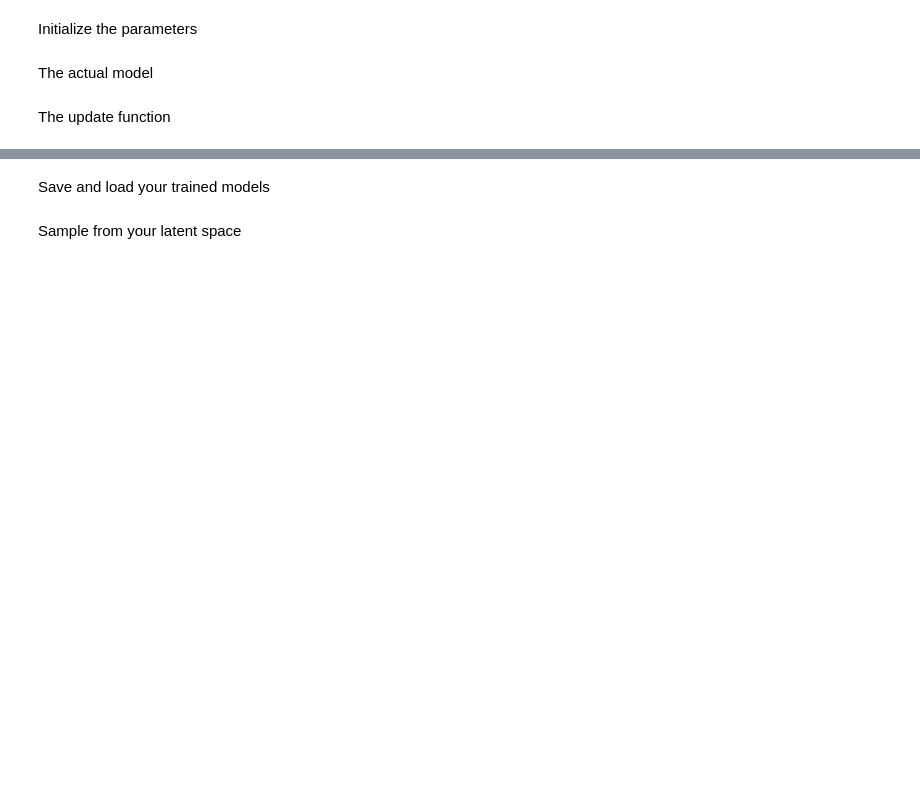
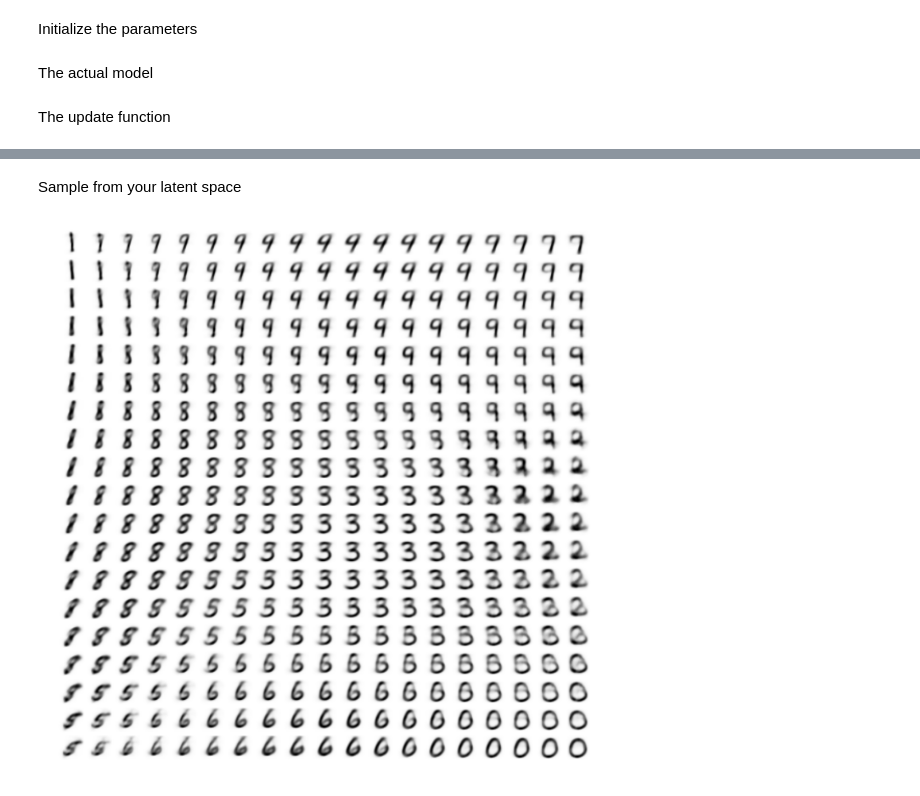
Before and after one commit to ASpeiser/Janelia_VAE_tut, a Jupyter notebook: VAE_script_nb.ipynb, the cells around one changed output, grey strips where cells are left out. Cells and saved outputs as stored; diff of their text form; code cells hidden in the pictures; blank space fills up the shorter version.

```diff
--- a/VAE_script_nb.ipynb
+++ b/VAE_script_nb.ipynb
@@ -27,0 +39,5 @@ Define the parameters and load the MNIST dataset
+# %%
+train_set_x = train_set_x.reshape([train_set_x.shape[0],784])
+valid_set_x = valid_set_x.reshape([valid_set_x.shape[0],784])
+print(train_set_x.shape)
+print(valid_set_x.shape)
@@ -32,9 +53,4 @@ dimZ   = 2    # Dimensionality of your latent space (chose 2 if you want to visu
 b_size = 100  # Batch Size
 epochs = 1300 # Training epochs (number of iterations thorugh the whole dataset)
 
-datasets = functions.load_data_np(os.path.abspath('mnist.pkl'))
-
-train_set_x, _ = datasets[0] # We only take the images and not the labels as we don't do classification
-valid_set_x, _ = datasets[1]
-
 N = train_set_x.shape[0]     # Number of images
@@ -169,2 +187,0 @@ plt.show()
-# %% [markdown]
-Save and load your trained models
@@ -183,30 +190,32 @@ Sample from your latent space
 # %%
 from scipy.stats import norm
 def latent_rec(z, W4, W5, b4, b5):
 
     h_dec =         T.tanh(T.dot(W4,z) + b4)
     y =             T.nnet.sigmoid(T.dot(W5,h_dec) + b5)
 
     return y
 
 reconstruction = latent_rec(Z, W4, W5, b4, b5)
-latent_space = theano.function(inputs=[Z], outputs = reconstruction, allow_input_downcast=True)
+get_sample = theano.function(inputs=[Z], outputs = reconstruction, allow_input_downcast=True)
 
 plt.figure(frameon=False, figsize = (12,12))
 
 gs1 = gridspec.GridSpec(19, 19)
 gs1.update(wspace=0.0, hspace=0.0) # set the spacing between axes.
 
 count = 0
 
 for i in np.arange(0.05,1.,0.05):
     for j in np.arange(0.05,1.,0.05):
         plt.subplot(gs1[count])
         z = np.array([scipy.stats.norm.ppf(i),scipy.stats.norm.ppf(j)])
         z=z.reshape(z.shape[0],1)
         shared_z = theano.shared(np.asarray(z,dtype=theano.config.floatX),borrow=True)
-        rec = np.reshape(latent_space(z),[28,28])
+        rec = np.reshape(get_sample(z),[28,28])
         plt.imshow(rec)
         plt.set_cmap('Greys')
         plt.axis('off')
         count += 1
+# %% [output]
+[figure, added]
```
Also changed, not shown: parts of 16 cells of this notebook, 1 other file.
